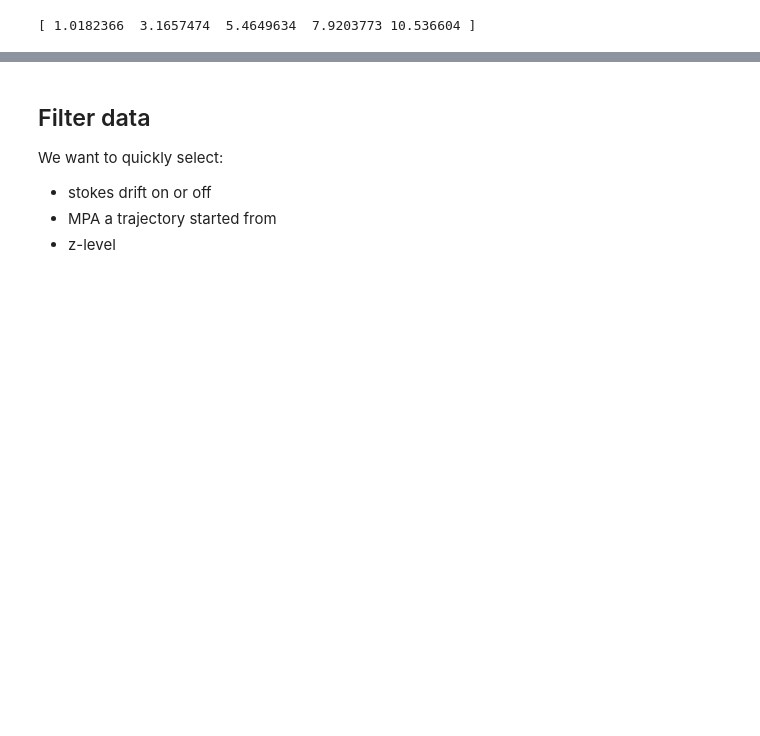
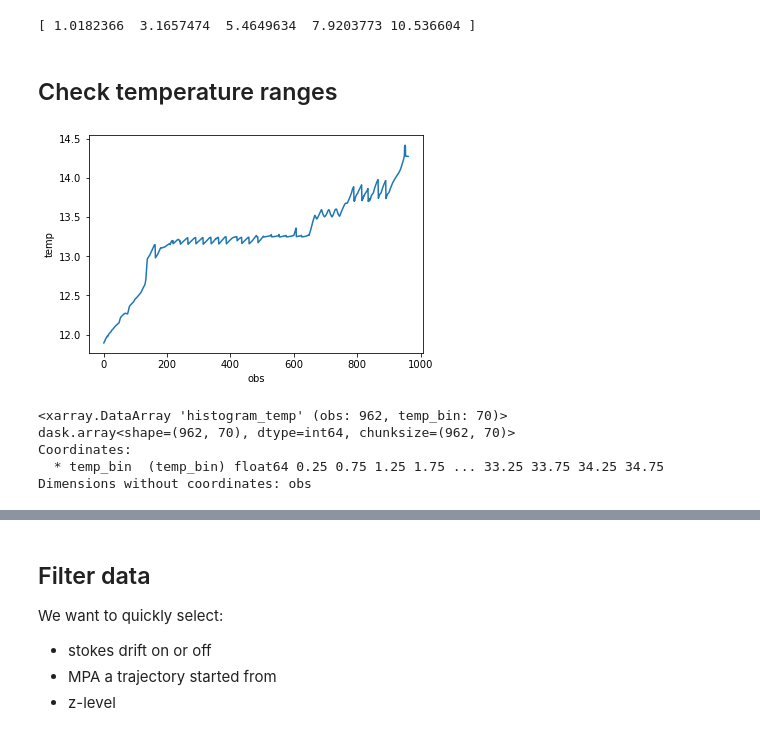
Before and after one commit to willirath/medseaconnectivity, a Jupyter notebook: notebooks/05_Connectivity_Matrix_MPAs.ipynb, the cells around one changed output, grey strips where cells are left out. Cells and saved outputs as stored; diff of their text form; code cells hidden in the pictures; blank space fills up the shorter version.

```diff
--- a/notebooks/05_Connectivity_Matrix_MPAs.ipynb
+++ b/notebooks/05_Connectivity_Matrix_MPAs.ipynb
@@ -199,3 +206,22 @@ z_values = get_z_values(ds_nostokes)
 print(z_values)
 # %% [output]
 [ 1.0182366  3.1657474  5.4649634  7.9203773 10.536604 ]
+# %% [markdown]
+## Check temperature ranges
+# %%
+ds_stokes.where(ds_stokes.land == 0).temp.min("traj").compute(retries=40).plot();
+# %% [output]
+[figure, added]
+# %%
+temp_hist_stokes = xhist(
+    ds_stokes.temp.where(ds_stokes.land == 0),
+    bins=[np.linspace(0, 35, 71), ],
+    dim=["traj", ]
+)
+temp_hist_stokes
+# %% [output]
+<xarray.DataArray 'histogram_temp' (obs: 962, temp_bin: 70)>
+dask.array<shape=(962, 70), dtype=int64, chunksize=(962, 70)>
+Coordinates:
+  * temp_bin  (temp_bin) float64 0.25 0.75 1.25 1.75 ... 33.25 33.75 34.25 34.75
+Dimensions without coordinates: obs
```
Also changed, not shown: parts of 31 cells of this notebook.
